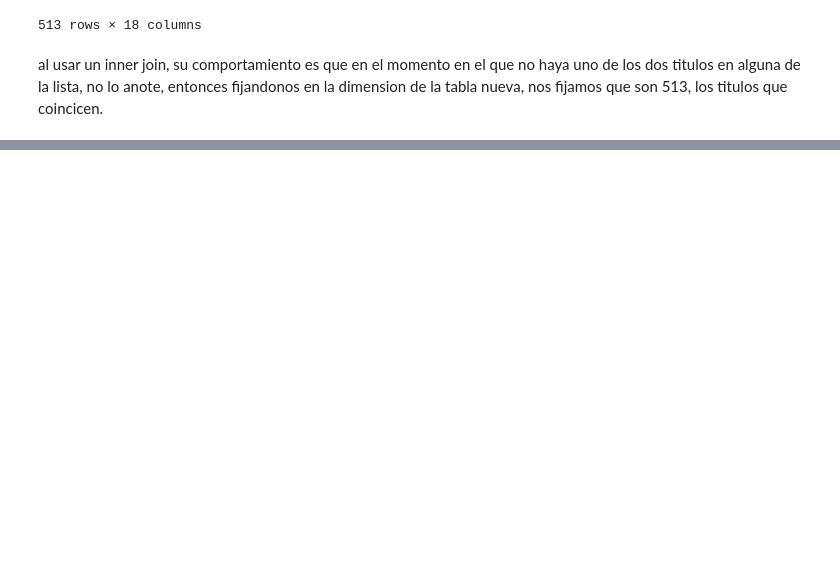
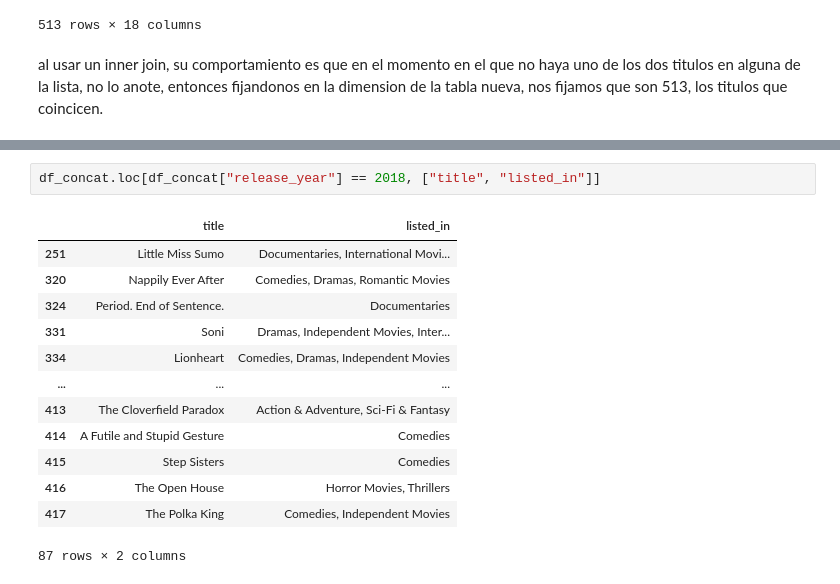
Before and after one commit to Cucks13/laboratorio-modulo2-leccion02-eda-union, a Jupyter notebook: laboratorio-modulo2-leccion02-eda-union.ipynb, the cells around one changed output, grey strips where cells are left out. Saved outputs shown, nothing was run; the diff lists cells and outputs as text; blank space fills up the shorter version.

```diff
--- a/laboratorio-modulo2-leccion02-eda-union.ipynb
+++ b/laboratorio-modulo2-leccion02-eda-union.ipynb
@@ -466,0 +521,16 @@ al usar un inner join, su comportamiento es que en el momento en el que no haya
+# %%
+df_concat.loc[df_concat["release_year"] == 2018, ["title", "listed_in"]]
+# %% [output]
+|  | title | listed_in |
+| 251 | Little Miss Sumo | Documentaries, International Movi... |
+| 320 | Nappily Ever After | Comedies, Dramas, Romantic Movies |
+| 324 | Period. End of Sentence. | Documentaries |
+| 331 | Soni | Dramas, Independent Movies, Inter... |
+| 334 | Lionheart | Comedies, Dramas, Independent Movies |
+| ... | ... | ... |
+| 413 | The Cloverfield Paradox | Action & Adventure, Sci-Fi & Fantasy |
+| 414 | A Futile and Stupid Gesture | Comedies |
+| 415 | Step Sisters | Comedies |
+| 416 | The Open House | Horror Movies, Thrillers |
+| 417 | The Polka King | Comedies, Independent Movies |
+87 rows × 2 columns
```
Also changed, not shown: parts of 5 cells of this notebook.
